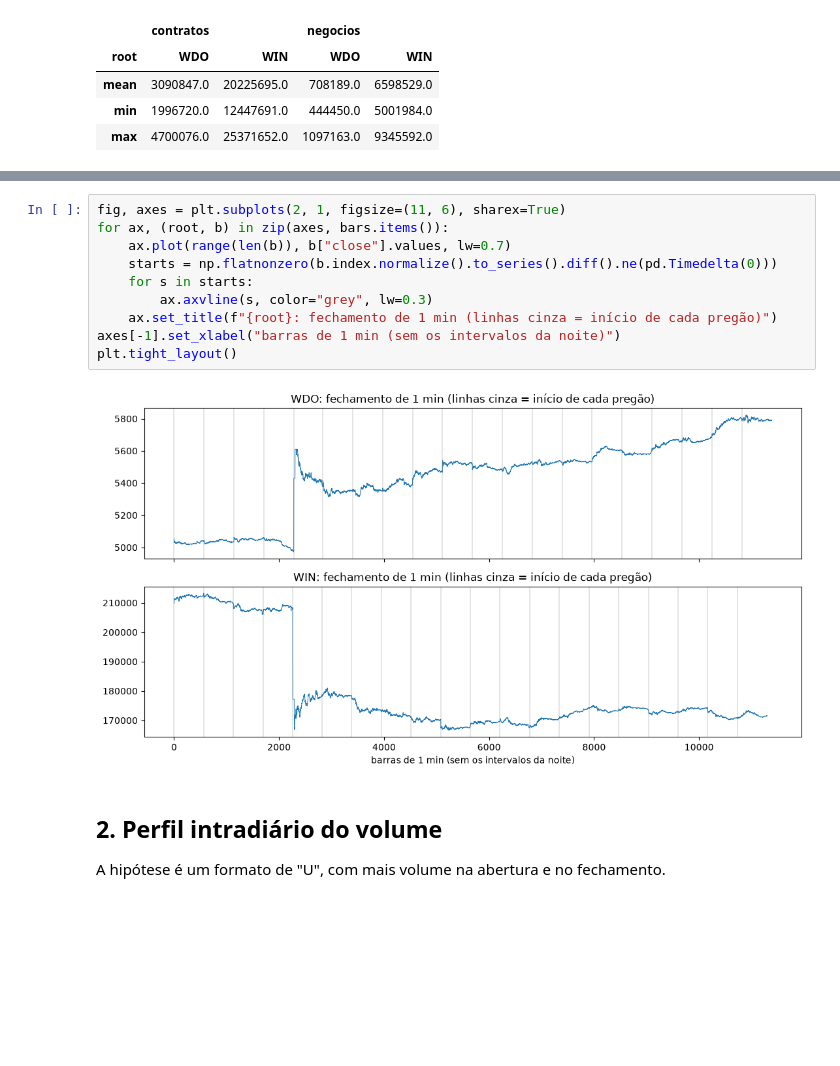
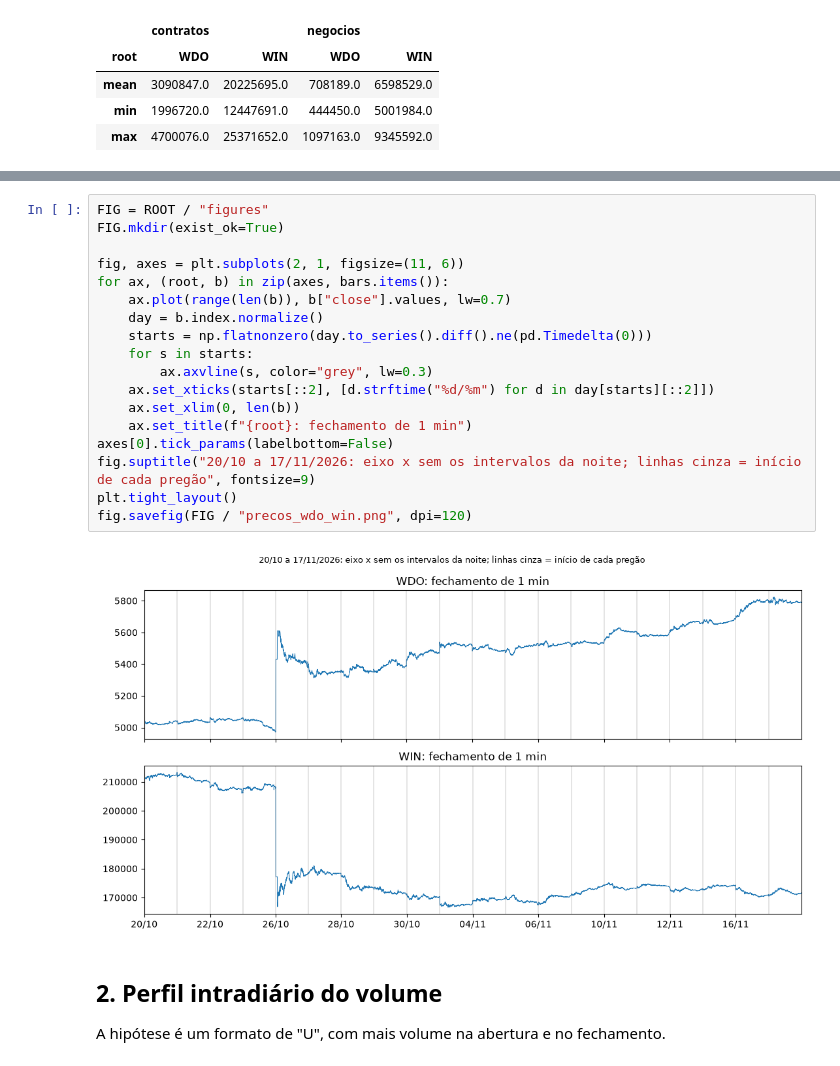
Before and after one commit to marcosemn/islp-b3-futures, a Jupyter notebook: notebooks/00_exploracao_wdo_win.ipynb, the cells around one changed output, grey strips where cells are left out. Cells and saved outputs as stored; diff of their text form; blank space fills up the shorter version.

```diff
--- a/notebooks/00_exploracao_wdo_win.ipynb
+++ b/notebooks/00_exploracao_wdo_win.ipynb
@@ -62,17 +62,25 @@ bars["WDO"].head()
 | 2026-10-20 09:03:00 | 5039.5 | 5042.0 | 5038.0 | 5041.0 | 9841 | 2828 | 2341 | 5040.124835 | 0.237882 | 0.000298 | ... |
 | 2026-10-20 09:04:00 | 5040.5 | 5041.5 | 5036.0 | 5037.0 | 11933 | 2835 | -2101 | 5038.434719 | -0.176066 | -0.000794 | ... |
 # %%
-fig, axes = plt.subplots(2, 1, figsize=(11, 6), sharex=True)
+FIG = ROOT / "figures"
+FIG.mkdir(exist_ok=True)
+
+fig, axes = plt.subplots(2, 1, figsize=(11, 6))
 for ax, (root, b) in zip(axes, bars.items()):
     ax.plot(range(len(b)), b["close"].values, lw=0.7)
-    starts = np.flatnonzero(b.index.normalize().to_series().diff().ne(pd.Timedelta(0)))
+    day = b.index.normalize()
+    starts = np.flatnonzero(day.to_series().diff().ne(pd.Timedelta(0)))
     for s in starts:
         ax.axvline(s, color="grey", lw=0.3)
-    ax.set_title(f"{root}: fechamento de 1 min (linhas cinza = início de cada pregão)")
-axes[-1].set_xlabel("barras de 1 min (sem os intervalos da noite)")
+    ax.set_xticks(starts[::2], [d.strftime("%d/%m") for d in day[starts][::2]])
+    ax.set_xlim(0, len(b))
+    ax.set_title(f"{root}: fechamento de 1 min")
+axes[0].tick_params(labelbottom=False)
+fig.suptitle("20/10 a 17/11/2026: eixo x sem os intervalos da noite; linhas cinza = início de cada pregão", fontsize=9)
 plt.tight_layout()
+fig.savefig(FIG / "precos_wdo_win.png", dpi=120)
 # %% [output]
-[figure, old version]
+[figure, new version]
 # %% [markdown]
 ## 2. Perfil intradiário do volume
 A hipótese é um formato de "U", com mais volume na abertura e no fechamento.
```
Also changed, not shown: 1 other file.
